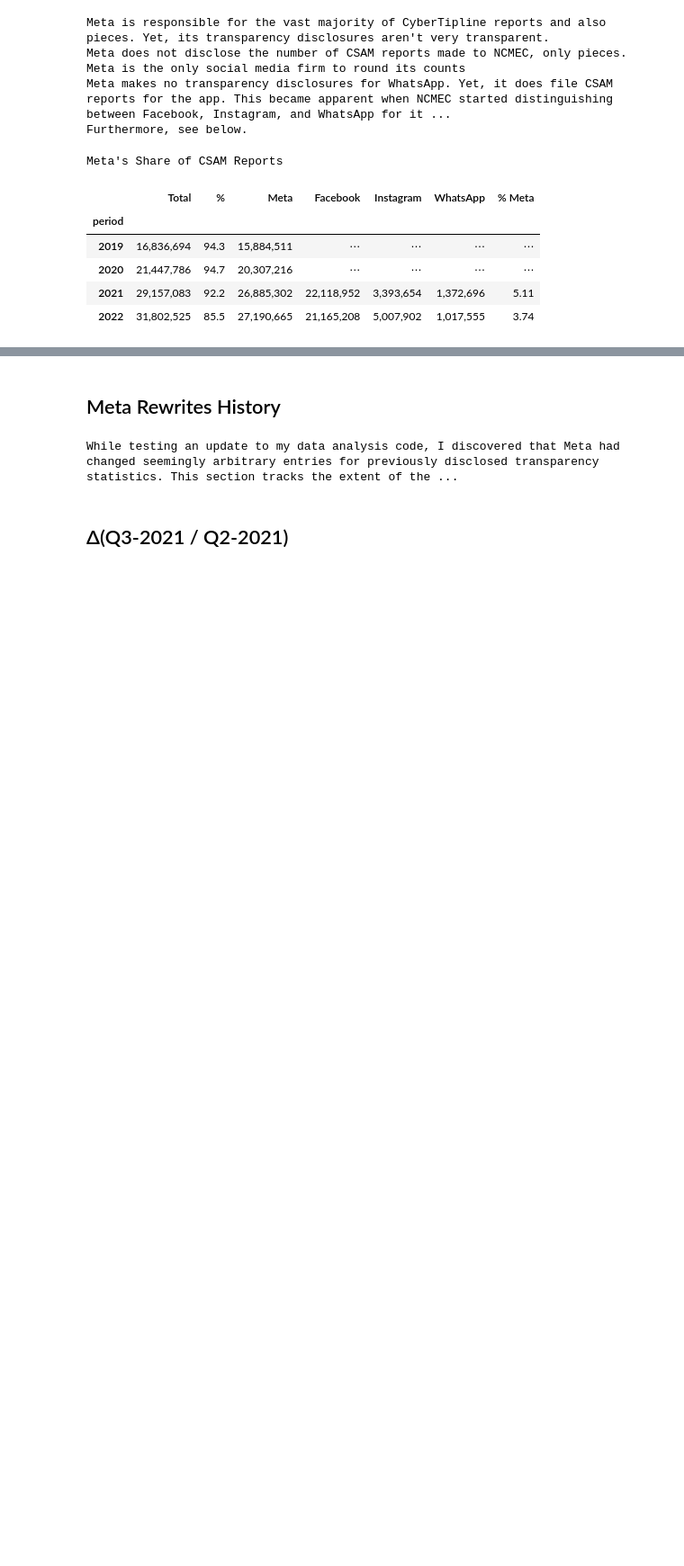
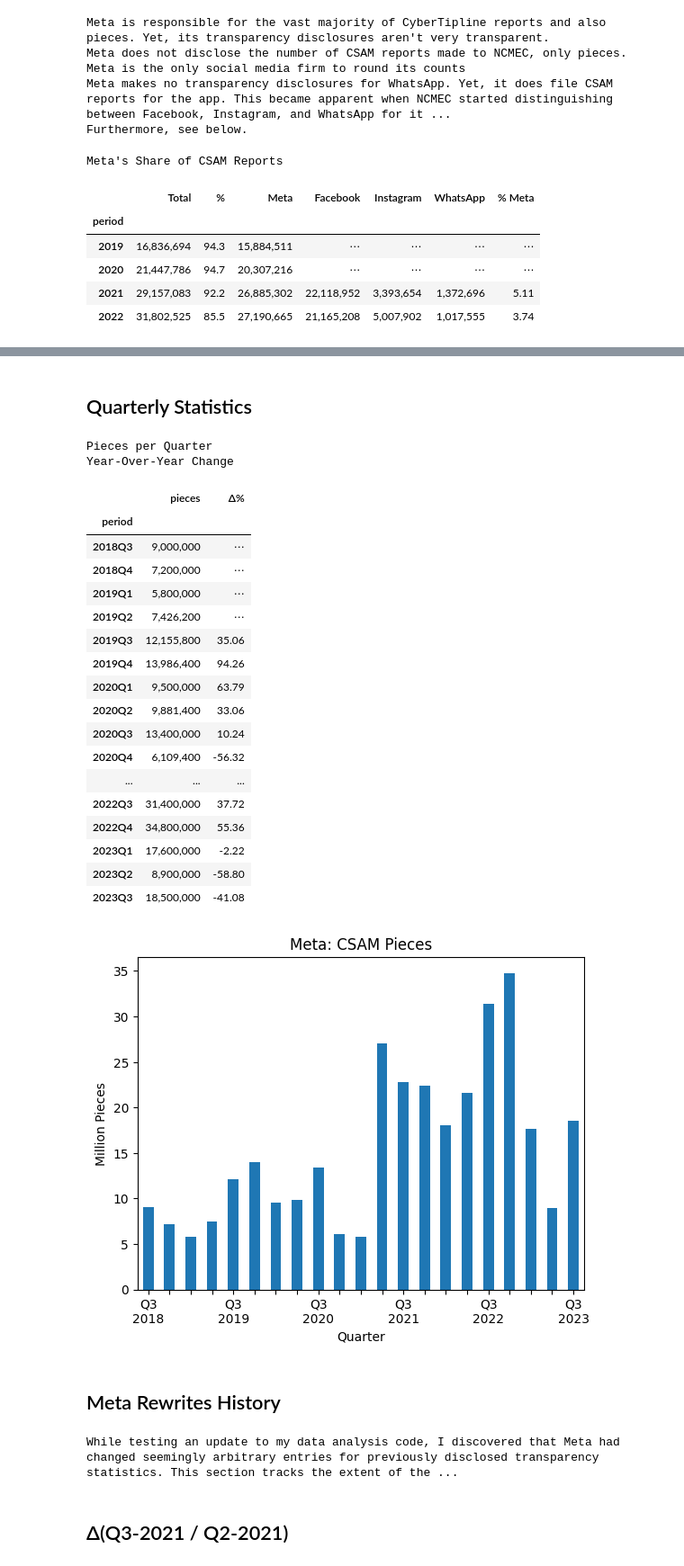
Before and after one commit to apparebit/diaphanous, a Jupyter notebook: analysis/meta.ipynb, the cells around one changed output, grey strips where cells are left out. Shown at 90% size. Drawn from its saved outputs; the diff is of its cells as text; code cells hidden in the pictures; blank space fills up the shorter version.

Commit message:
visualize pieces per quarter for Meta, snapshot SVGs

```diff
--- a/analysis/meta.ipynb
+++ b/analysis/meta.ipynb
@@ -102,6 +119,67 @@ Pieces (Meta) v Reports (NCMEC)
 | 2020 | 38,890,800 | 1.92 | 20,307,216 |
 | 2021 | 78,012,400 | 2.90 | 26,885,302 |
 | 2022 | 105,800,000 | 3.89 | 27,190,665 |
+# %%
+# Now, we explore year-over-year growth for quarterly piece counts.
+yoy_change = (
+    quarterly_pieces
+    .to_frame()
+    .assign(**{'Δ%': lambda df: df['pieces'].pct_change(periods=4) * 100})
+)
+
+show('<h2>Quarterly Statistics</h2>')
+show(yoy_change, caption='Pieces per Quarter<br>Year-Over-Year Change')
+
+ax = yoy_change['pieces'].plot.bar()
+ax.set_title('Meta: CSAM Pieces')
+ax.set_xlabel('Quarter')
+ax.set_ylabel('Million Pieces')
+ax.get_yaxis().set_major_formatter(
+    mpl.ticker.FuncFormatter(lambda x, p: format(int(x/1_000_000), ',')))
+
+plt.draw()
+
+LABEL_PATTERN = re.compile(r'(\d{4})(Q\d)')
+labels = []
+
+for n, label in enumerate(ax.xaxis.get_ticklabels()):
+    if n % 4 == 0:
+        label.set_text(LABEL_PATTERN.sub('\g<2>\n\g<1>', label.get_text()))
+        label.set_rotation(0)
+    else:
+        label.set_visible(False)
+    labels.append(label)
+
+ax.xaxis.set_ticklabels(labels)
+
+ax.get_figure().savefig(
+    '../figure/meta-pieces-per-quarter.svg',
+    format='svg',
+    bbox_inches='tight'
+)
+# %% [output]
+Quarterly Statistics
+Pieces per Quarter
+Year-Over-Year Change
+|  | pieces | Δ% |
+| period |  |  |
+| 2018Q3 | 9,000,000 | ⋯ |
+| 2018Q4 | 7,200,000 | ⋯ |
+| 2019Q1 | 5,800,000 | ⋯ |
+| 2019Q2 | 7,426,200 | ⋯ |
+| 2019Q3 | 12,155,800 | 35.06 |
+| 2019Q4 | 13,986,400 | 94.26 |
+| 2020Q1 | 9,500,000 | 63.79 |
+| 2020Q2 | 9,881,400 | 33.06 |
+| 2020Q3 | 13,400,000 | 10.24 |
+| 2020Q4 | 6,109,400 | -56.32 |
+| ... | ... | ... |
+| 2022Q3 | 31,400,000 | 37.72 |
+| 2022Q4 | 34,800,000 | 55.36 |
+| 2023Q1 | 17,600,000 | -2.22 |
+| 2023Q2 | 8,900,000 | -58.80 |
+| 2023Q3 | 18,500,000 | -41.08 |
+[figure, added]
 # %%
 show(f'<h2>Meta Rewrites History</h2>')
 show(
```
Also changed, not shown: parts of 2 cells of this notebook, 4 other files.
